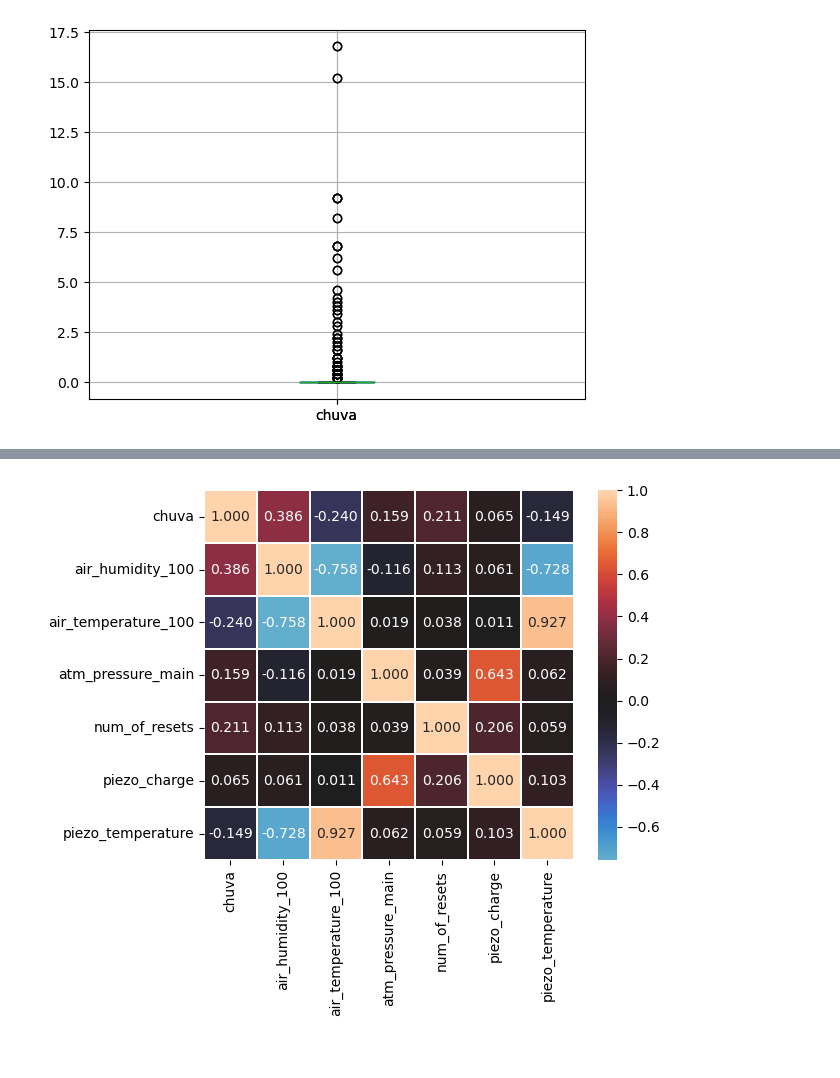
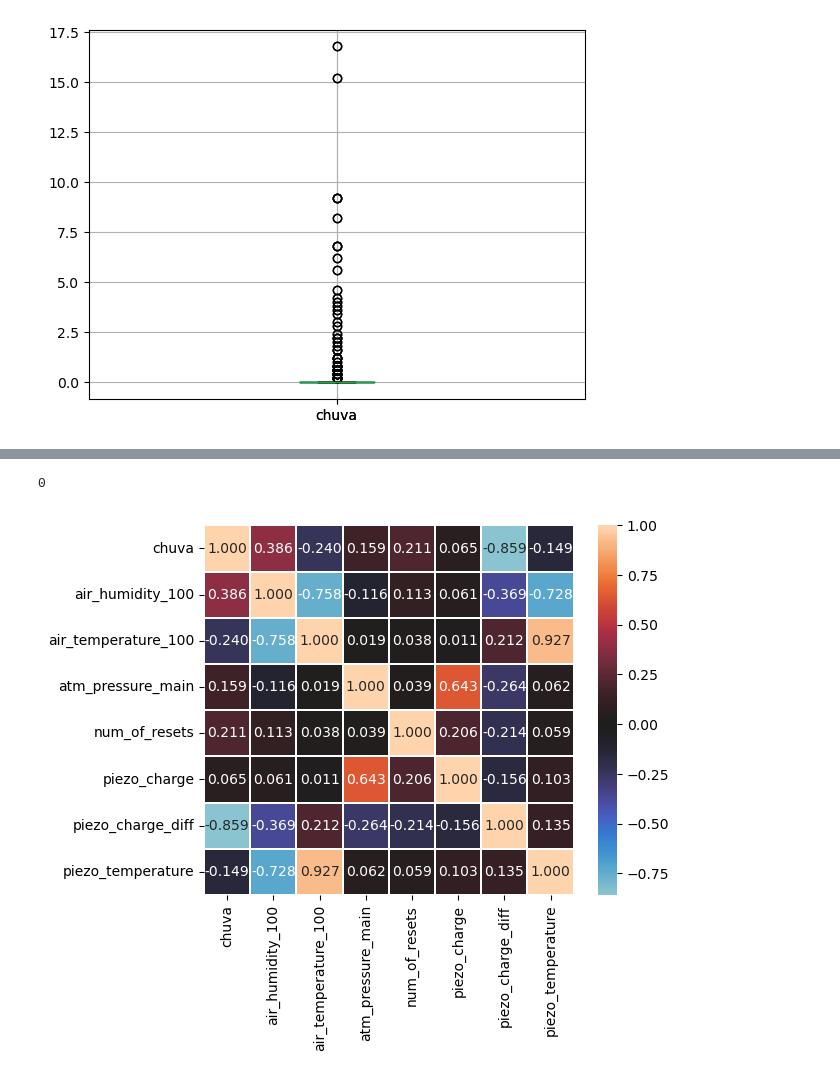
Before and after one commit to MarceloMontesDS/Desafio-FieldPro, a Jupyter notebook: Notebook.ipynb, the cells around one changed output, grey strips where cells are left out. Drawn from its saved outputs; the diff is of its cells as text; code cells hidden in the pictures.

```diff
--- a/Notebook.ipynb
+++ b/Notebook.ipynb
@@ -27,4 +30,7 @@ df1['data'] = pd.to_datetime(df1['data']+' '+df1['Hora (Brasília)'],format = '%
 df2['data'] = pd.to_datetime(df2['data'],format = '%Y-%m-%d %H:%M:%S%z').dt.tz_convert("Brazil/East")
 df = df1.merge(df2).drop(["Hora (Brasília)"],axis = 1)
 #pytz.all_timezones
+
+#Geando campo com diferenças de cargas
+df['piezo_charge_diff'] = df['piezo_charge'].diff()
 # %%
@@ -111,33 +120,42 @@ df.boxplot(['chuva'])
+# %%
+#Apenas um registro encontrado. Abordagem: imputação por interpolação
+knn_imputer = KNNImputer(n_neighbors=2, weights="uniform")
+df['air_temperature_100'] = knn_imputer.fit_transform(df[['air_temperature_100']])
+df['air_humidity_100'] = knn_imputer.fit_transform(df[['air_humidity_100']])
+df['air_temperature_100'].isnull().sum()
+df['air_humidity_100'].isnull().sum()
+# %% [output]
+0
 # %%
 #Ação e análise alternativas: eliminar dias não chuvosos.
 #Mesmo inflado de zeros, dias não chuvosos precisam ser considerados no modelo. Necessário entendimento com especialistas.
 
-filter = (df['chuva'] >= 0.01)
+filter = (df['chuva'] >= 0.05)
 df = df.loc[filter]
 # %%
 %matplotlib inline
 
 #filter = (df['chuva'] > 0)
 #df = df.loc[filter]
 
-data_corr = df.loc[:,['chuva', 'air_humidity_100', 'air_temperature_100', 'atm_pressure_main', 'num_of_resets', 'piezo_charge', 'piezo_temperature']]
+data_corr = df.loc[:,['chuva', 'air_humidity_100', 'air_temperature_100', 'atm_pressure_main', 'num_of_resets', 'piezo_charge', 'piezo_charge_diff', 'piezo_temperature']]
 
 #data_corr = df.loc[:,['chuva', 'air_humidity_100', 'air_temperature_100', 'piezo_charge', 'piezo_temperature']]
 
 # Create a matrix from the data
 matrix = data_corr.corr()
 
 # Plot the correlation matrix
 sns.heatmap(
         matrix,
         center=0,
         fmt='.3f',
         square=True,
         annot=True,
         linewidth=.3
     )
 %matplotlib inline
 # %% [output]
-[figure, old version]
+[figure, new version]
 # %%
 Depend = 'chuva'
```
Also changed, not shown: parts of 11 cells of this notebook.
